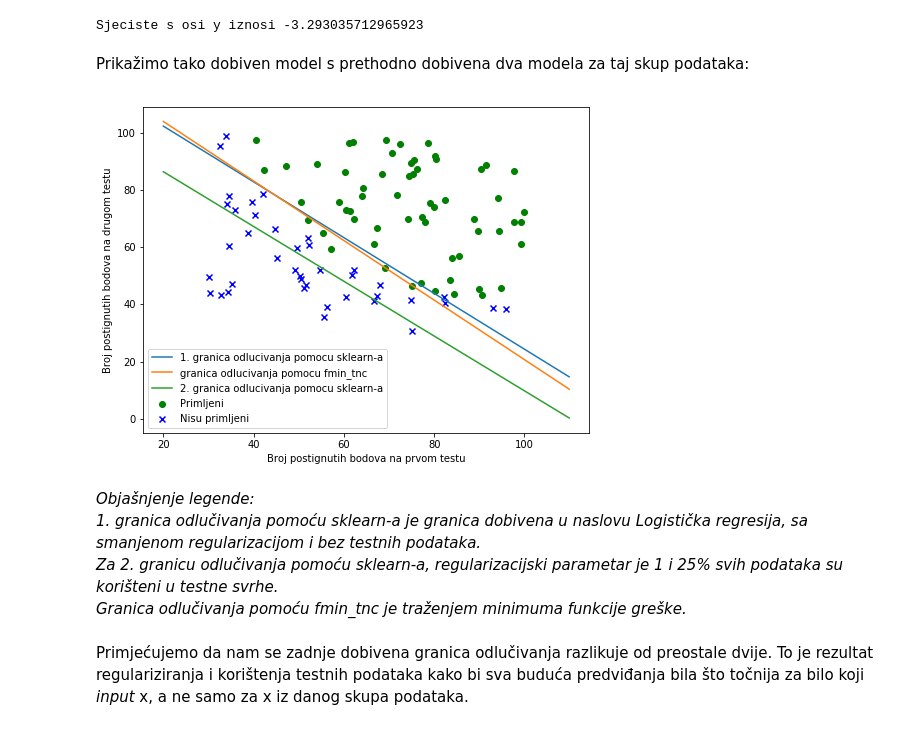
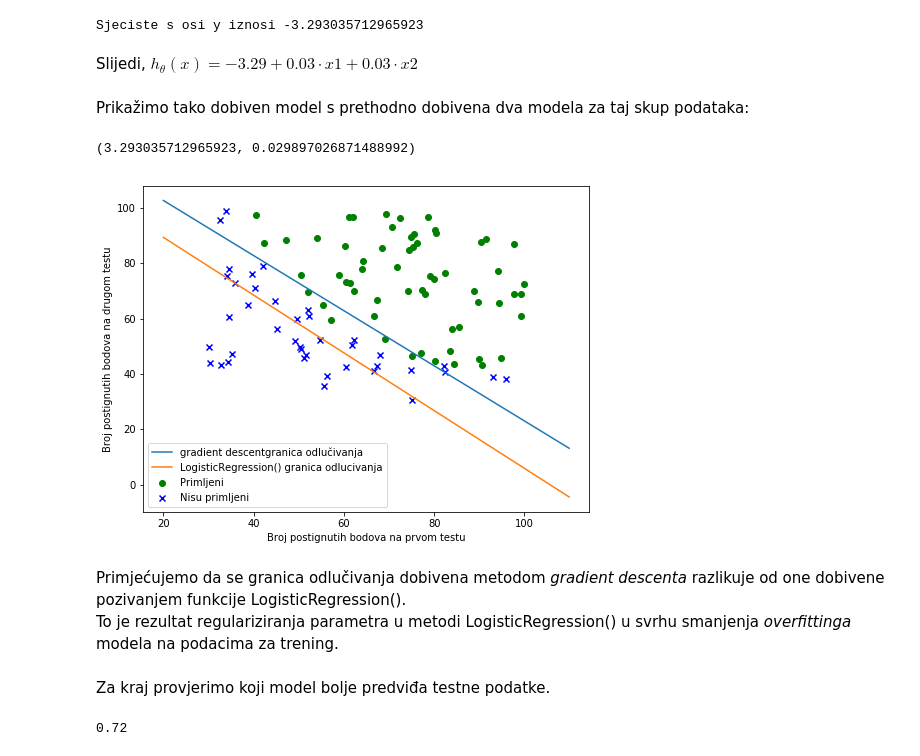
Before and after one commit to lucijamihalj/MSzadaca, a Jupyter notebook: strojno_ucenje.ipynb, the cells around one changed output. Cells and saved outputs as stored; diff of their text form; code cells hidden in the pictures.

Commit message:
MS - 1. dz - 20180410
dijelim podatke na test i training size u svrhu boljeg predviđanja i da mogu uspoređivati s rezultatima ugrađenih funkcija
računam točnosti modela na testnim podacima

```diff
--- a/strojno_ucenje.ipynb
+++ b/strojno_ucenje.ipynb
@@ -433,5 +439,8 @@ Dodali smo stupac jedinica u podatke kako bismo mogli pozvati funkciju log_cost_
+# %%
+X_exams = matrix(Xe_train)
+y_exams = matrix(ye_train)
 # %%
 parametri = opt.fmin_tnc(func=log_cost_vectorized, fprime=gradient_vectorized, x0=theta, args=(X_exams, y_exams))
-parametri = matrix(parametri[0])
+parametri = np.array(parametri[0])
 parametri
 # %% [output]
@@ -718,6 +674,0 @@ Za kraj, vratimo se na primjer 7.2. iz logističke regresije, no sada s regulari
-# %%
-X_exam = exams.iloc[:,1:3]
-y_exam = exams.iloc[:,3]
-Xe_train, Xe_test, ye_train, ye_test = train_test_split(X_exam, y_exam, test_size=0.25, random_state=1)
-logreg2 = LogisticRegression()
-logreg2.fit(Xe_train, ye_train)
@@ -728,0 +678,3 @@ LogisticRegression(C=1.0, class_weight=None, dual=False, fit_intercept=True,
+# %%
+ye_train = np.array(ye_train).ravel()
+Xe_train = Xe_train.drop(columns=['ones'])
@@ -737,29 +698,36 @@ intercept3 = logreg2.intercept_[0]
 print("Sjeciste s osi y iznosi {}".format(intercept3))
 # %% [output]
 Sjeciste s osi y iznosi -3.293035712965923
+# %% [markdown]
+Slijedi, $h_{\theta}(x) = -3.29 + 0.03\cdot x1 + 0.03\cdot x2$
 # %% [markdown]
 Prikažimo tako dobiven model s prethodno dobivena dva modela za taj skup podataka:
+# %%
+-logreg2.intercept_[0], logreg2.coef_[0][1]
+# %% [output]
+(3.293035712965923, 0.029897026871488992)
 # %%
 fig,ax=plt.subplots(figsize=(8,6))
 pos = exams[exams['primljeni'].isin([1])]
 neg = exams[exams['primljeni'].isin([0])]
 scatter(pos['test_1'], pos['test_2'], marker='o', c='g', label='Primljeni')
 scatter(neg['test_1'], neg['test_2'], marker='x', c='b', label='Nisu primljeni')
 x = np.arange(20,110,0.1)
-plt.plot(x, (-logreg.intercept_[0]-logreg.coef_[0][1]*x)/logreg.coef_[0][0], label='1. granica odlucivanja pomocu sklearn-a')
-plt.plot(x, (25.16-0.21*x)/0.2014, label='granica odlucivanja pomocu fmin_tnc')
-plt.plot(x, (-logreg2.intercept_[0]-logreg2.coef_[0][1]*x)/logreg2.coef_[0][0], label='2. granica odlucivanja pomocu sklearn-a')
+plt.plot(x, (-parametri[0]-parametri[1]*x)/parametri[2], label='gradient descentgranica odlučivanja')
+plt.plot(x, (-logreg2.intercept_[0]-logreg2.coef_[0][0]*x)/logreg2.coef_[0][1], label='LogisticRegression() granica odlucivanja')
 
 ax.legend()
 xlabel('Broj postignutih bodova na prvom testu')
 ylabel('Broj postignutih bodova na drugom testu')
 show()
 # %% [output]
-[figure, old version]
+[figure, new version]
-# %% [markdown]
-*Objašnjenje legende:* <br>
-*1. granica odlučivanja pomoću sklearn-a je granica dobivena u naslovu Logistička regresija, sa smanjenom regularizacijom i bez testnih podataka.* <br>
-*Za 2. granicu odlučivanja pomoću sklearn-a, regularizacijski parametar je 1 i 25% svih podataka su korišteni u testne svrhe.* <br>
-*Granica odlučivanja pomoću fmin_tnc je traženjem minimuma funkcije greške.* <br>
-# %% [markdown]
-Primjećujemo da nam se zadnje dobivena granica odlučivanja razlikuje od preostale dvije. To je rezultat regulariziranja i korištenja testnih podataka kako bi sva buduća predviđanja bila što točnija za bilo koji *input* x, a ne samo za x iz danog skupa podataka.
+# %% [markdown]
+Primjećujemo da se granica odlučivanja dobivena metodom *gradient descenta* razlikuje od one dobivene pozivanjem funkcije LogisticRegression(). <br>
+To je rezultat regulariziranja parametra u metodi LogisticRegression() u svrhu smanjenja *overfittinga* modela na podacima za trening.
+# %% [markdown]
+Za kraj provjerimo koji model bolje predviđa testne podatke.
+# %%
+logreg2.score(Xe_test, ye_test)
+# %% [output]
+0.72
```
Also changed, not shown: parts of 69 cells of this notebook.
